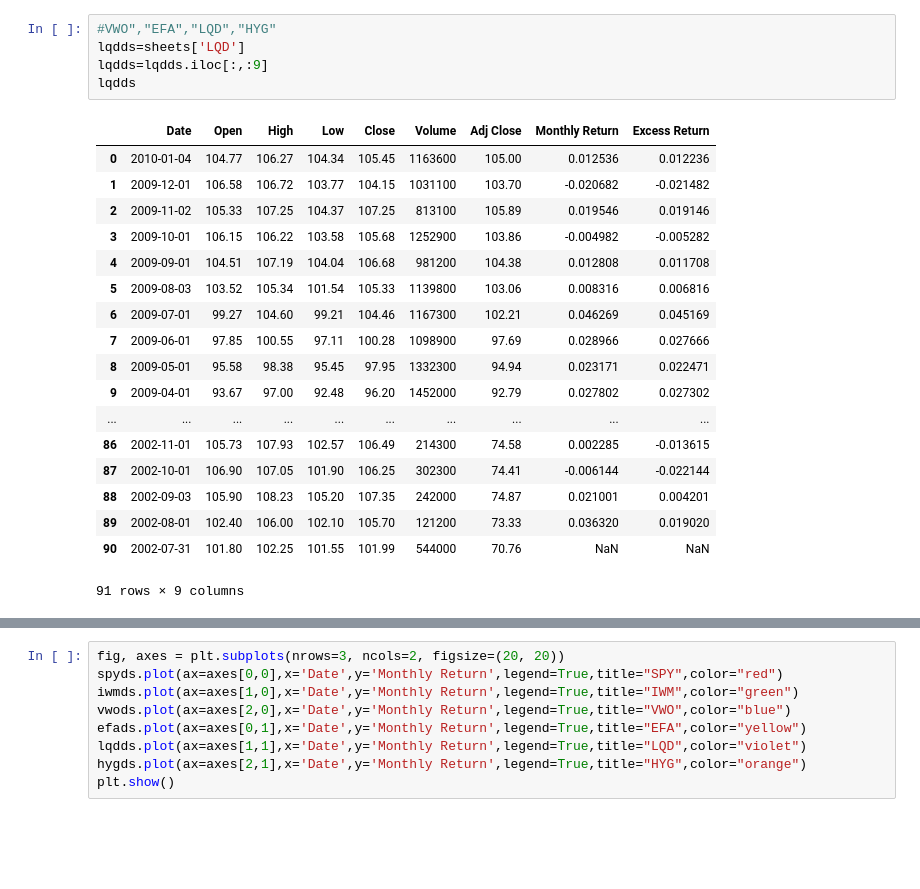
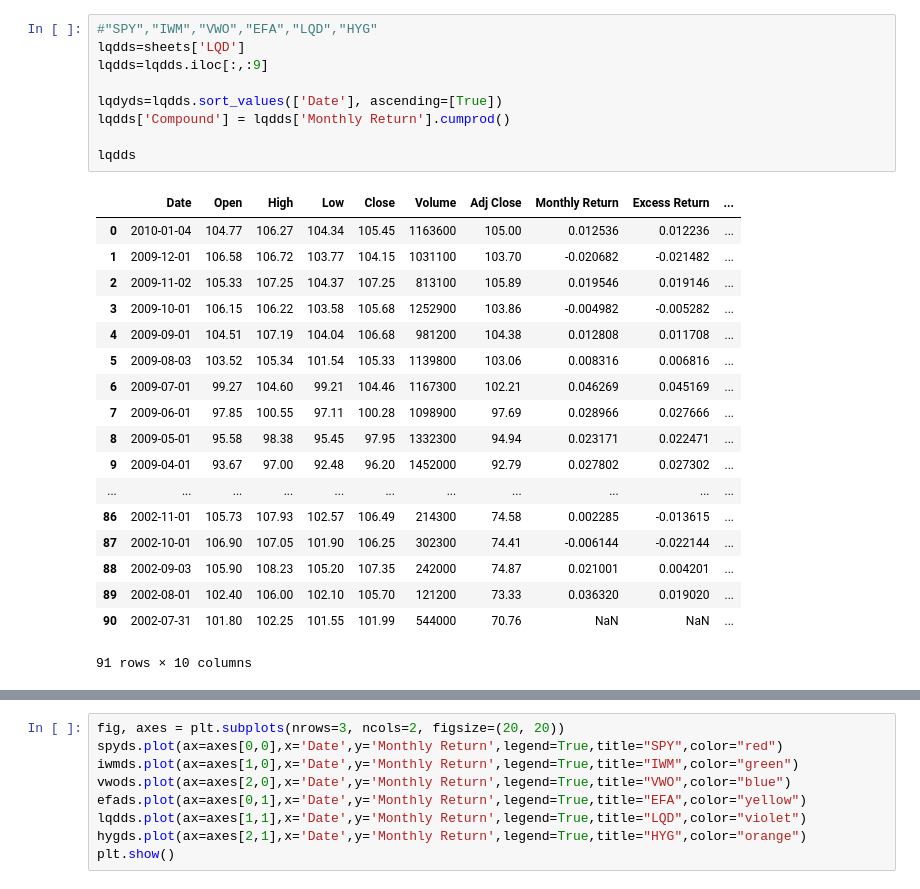
Before and after one commit to portfolioperformance1/project, a Jupyter notebook: portfolio.ipynb, the cells around one changed output, grey strips where cells are left out. Drawn from its saved outputs; the diff is of its cells as text; blank space fills up the shorter version.

```diff
--- a/portfolio.ipynb
+++ b/portfolio.ipynb
@@ -103,25 +137,29 @@ efads
 # %%
-#VWO","EFA","LQD","HYG"
+#"SPY","IWM","VWO","EFA","LQD","HYG"
 lqdds=sheets['LQD']
 lqdds=lqdds.iloc[:,:9]
+
+lqdyds=lqdds.sort_values(['Date'], ascending=[True])
+lqdds['Compound'] = lqdds['Monthly Return'].cumprod()
+
 lqdds
 # %% [output]
-|  | Date | Open | High | Low | Close | Volume | Adj Close | Monthly Return | Excess Return |
-| 0 | 2010-01-04 | 104.77 | 106.27 | 104.34 | 105.45 | 1163600 | 105.00 | 0.012536 | 0.012236 |
-| 1 | 2009-12-01 | 106.58 | 106.72 | 103.77 | 104.15 | 1031100 | 103.70 | -0.020682 | -0.021482 |
-| 2 | 2009-11-02 | 105.33 | 107.25 | 104.37 | 107.25 | 813100 | 105.89 | 0.019546 | 0.019146 |
-| 3 | 2009-10-01 | 106.15 | 106.22 | 103.58 | 105.68 | 1252900 | 103.86 | -0.004982 | -0.005282 |
-| 4 | 2009-09-01 | 104.51 | 107.19 | 104.04 | 106.68 | 981200 | 104.38 | 0.012808 | 0.011708 |
-| 5 | 2009-08-03 | 103.52 | 105.34 | 101.54 | 105.33 | 1139800 | 103.06 | 0.008316 | 0.006816 |
-| 6 | 2009-07-01 | 99.27 | 104.60 | 99.21 | 104.46 | 1167300 | 102.21 | 0.046269 | 0.045169 |
-| 7 | 2009-06-01 | 97.85 | 100.55 | 97.11 | 100.28 | 1098900 | 97.69 | 0.028966 | 0.027666 |
-| 8 | 2009-05-01 | 95.58 | 98.38 | 95.45 | 97.95 | 1332300 | 94.94 | 0.023171 | 0.022471 |
-| 9 | 2009-04-01 | 93.67 | 97.00 | 92.48 | 96.20 | 1452000 | 92.79 | 0.027802 | 0.027302 |
-| ... | ... | ... | ... | ... | ... | ... | ... | ... | ... |
-| 86 | 2002-11-01 | 105.73 | 107.93 | 102.57 | 106.49 | 214300 | 74.58 | 0.002285 | -0.013615 |
-| 87 | 2002-10-01 | 106.90 | 107.05 | 101.90 | 106.25 | 302300 | 74.41 | -0.006144 | -0.022144 |
-| 88 | 2002-09-03 | 105.90 | 108.23 | 105.20 | 107.35 | 242000 | 74.87 | 0.021001 | 0.004201 |
-| 89 | 2002-08-01 | 102.40 | 106.00 | 102.10 | 105.70 | 121200 | 73.33 | 0.036320 | 0.019020 |
-| 90 | 2002-07-31 | 101.80 | 102.25 | 101.55 | 101.99 | 544000 | 70.76 | NaN | NaN |
+|  | Date | Open | High | Low | Close | Volume | Adj Close | Monthly Return | Excess Return | ... |
+| 0 | 2010-01-04 | 104.77 | 106.27 | 104.34 | 105.45 | 1163600 | 105.00 | 0.012536 | 0.012236 | ... |
+| 1 | 2009-12-01 | 106.58 | 106.72 | 103.77 | 104.15 | 1031100 | 103.70 | -0.020682 | -0.021482 | ... |
+| 2 | 2009-11-02 | 105.33 | 107.25 | 104.37 | 107.25 | 813100 | 105.89 | 0.019546 | 0.019146 | ... |
+| 3 | 2009-10-01 | 106.15 | 106.22 | 103.58 | 105.68 | 1252900 | 103.86 | -0.004982 | -0.005282 | ... |
+| 4 | 2009-09-01 | 104.51 | 107.19 | 104.04 | 106.68 | 981200 | 104.38 | 0.012808 | 0.011708 | ... |
+| 5 | 2009-08-03 | 103.52 | 105.34 | 101.54 | 105.33 | 1139800 | 103.06 | 0.008316 | 0.006816 | ... |
+| 6 | 2009-07-01 | 99.27 | 104.60 | 99.21 | 104.46 | 1167300 | 102.21 | 0.046269 | 0.045169 | ... |
+| 7 | 2009-06-01 | 97.85 | 100.55 | 97.11 | 100.28 | 1098900 | 97.69 | 0.028966 | 0.027666 | ... |
+| 8 | 2009-05-01 | 95.58 | 98.38 | 95.45 | 97.95 | 1332300 | 94.94 | 0.023171 | 0.022471 | ... |
+| 9 | 2009-04-01 | 93.67 | 97.00 | 92.48 | 96.20 | 1452000 | 92.79 | 0.027802 | 0.027302 | ... |
+| ... | ... | ... | ... | ... | ... | ... | ... | ... | ... | ... |
+| 86 | 2002-11-01 | 105.73 | 107.93 | 102.57 | 106.49 | 214300 | 74.58 | 0.002285 | -0.013615 | ... |
+| 87 | 2002-10-01 | 106.90 | 107.05 | 101.90 | 106.25 | 302300 | 74.41 | -0.006144 | -0.022144 | ... |
+| 88 | 2002-09-03 | 105.90 | 108.23 | 105.20 | 107.35 | 242000 | 74.87 | 0.021001 | 0.004201 | ... |
+| 89 | 2002-08-01 | 102.40 | 106.00 | 102.10 | 105.70 | 121200 | 73.33 | 0.036320 | 0.019020 | ... |
+| 90 | 2002-07-31 | 101.80 | 102.25 | 101.55 | 101.99 | 544000 | 70.76 | NaN | NaN | ... |
-91 rows × 9 columns
+91 rows × 10 columns
 # %%
```
Also changed, not shown: parts of 7 cells of this notebook.
